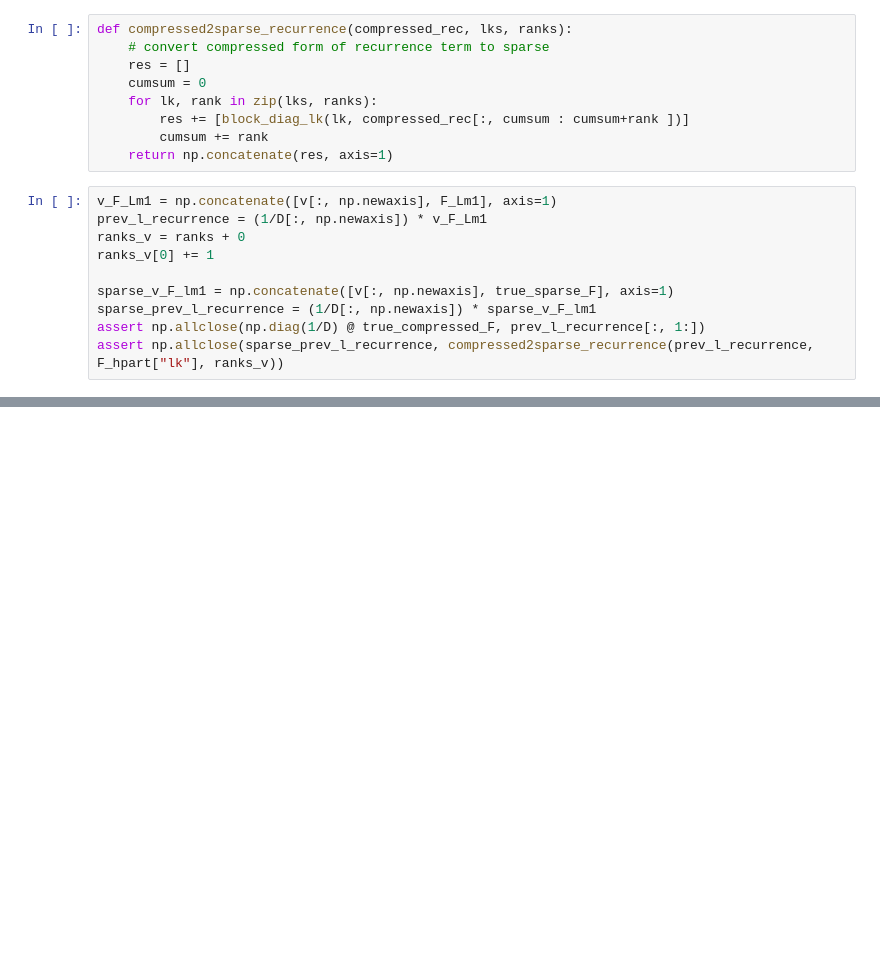
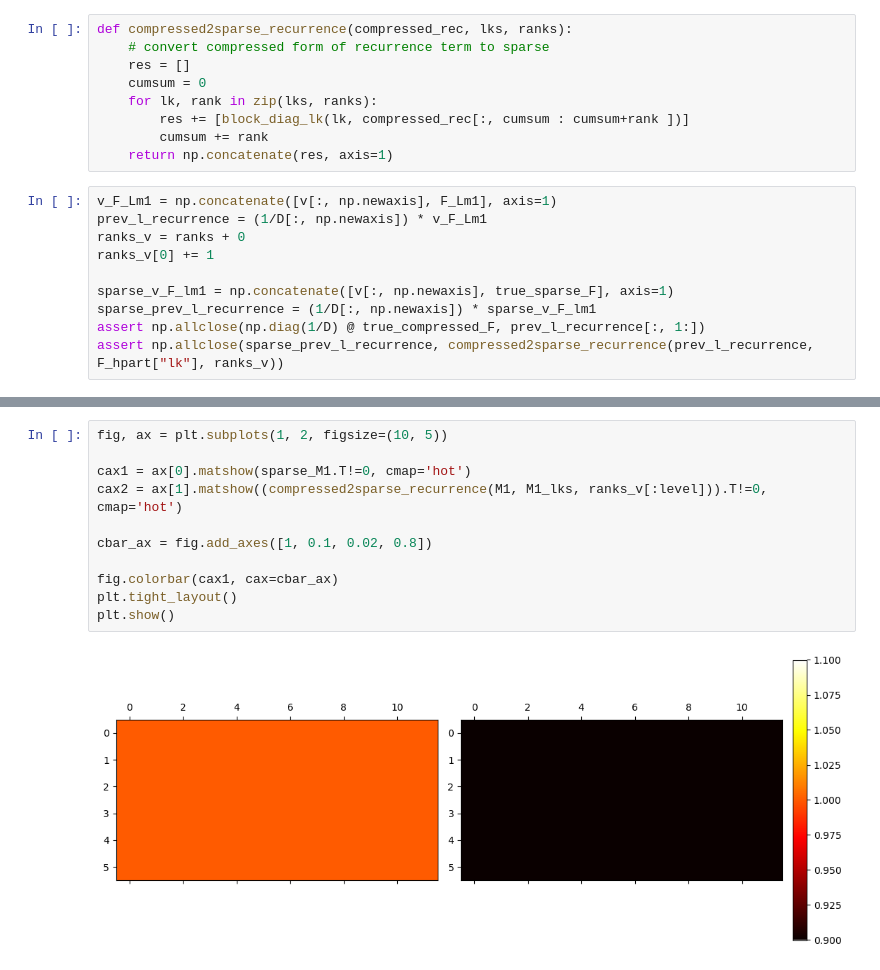
Before and after one commit to cvxgrp/multilevel_factor_model, a Jupyter notebook: examples/inverse.ipynb, the cells around one changed output, grey strips where cells are left out. Saved outputs shown, nothing was run; the diff lists cells and outputs as text; blank space fills up the shorter version.

```diff
--- a/examples/inverse.ipynb
+++ b/examples/inverse.ipynb
@@ -326,0 +325,13 @@ plt.show()
+# %%
+fig, ax = plt.subplots(1, 2, figsize=(10, 5))
+
+cax1 = ax[0].matshow(sparse_M1.T!=0, cmap='hot')
+cax2 = ax[1].matshow((compressed2sparse_recurrence(M1, M1_lks, ranks_v[:level])).T!=0, cmap='hot')
+
+cbar_ax = fig.add_axes([1, 0.1, 0.02, 0.8])
+
+fig.colorbar(cax1, cax=cbar_ax)
+plt.tight_layout()
+plt.show()
+# %% [output]
+[figure, added]
```
Also changed, not shown: parts of 18 cells of this notebook.
